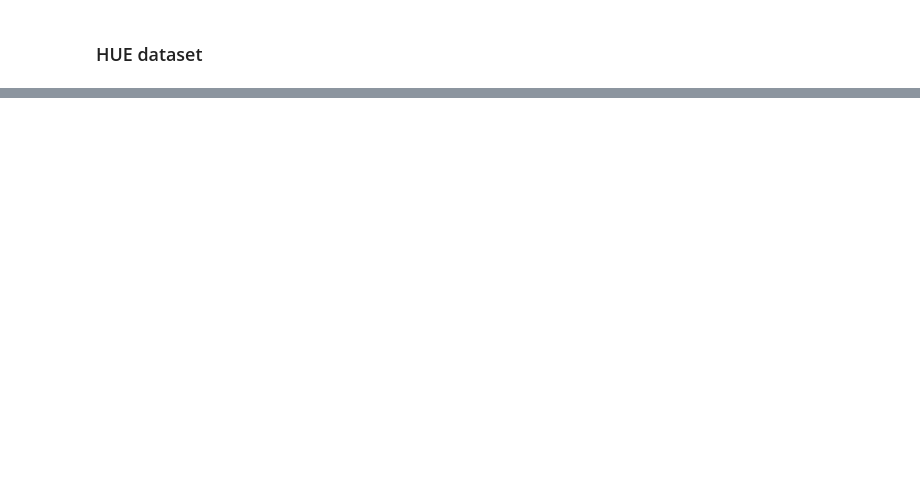
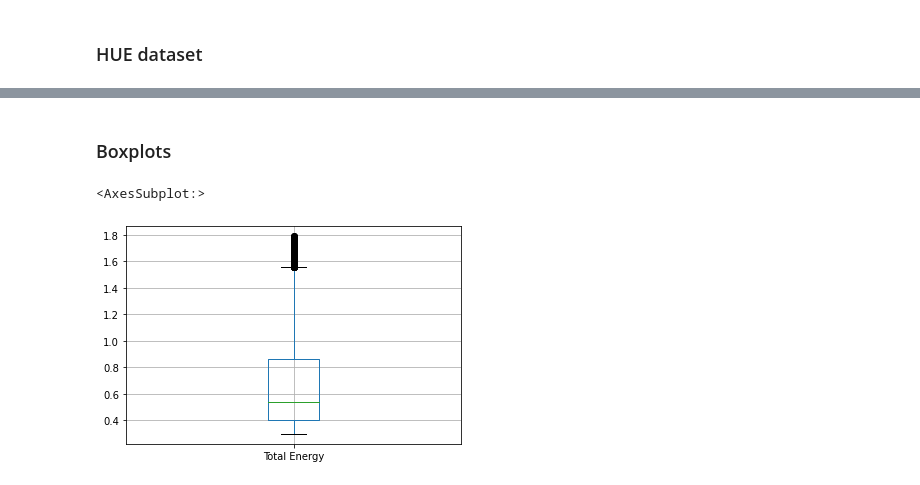
Before and after one commit to rishabhjain1997/Energy-Datasets, a Jupyter notebook: energy_consumption.ipynb, the cells around one changed output, grey strips where cells are left out. Saved outputs shown, nothing was run; the diff lists cells and outputs as text; code cells hidden in the pictures; blank space fills up the shorter version.

```diff
--- a/energy_consumption.ipynb
+++ b/energy_consumption.ipynb
@@ -324 +344,8 @@ HUE_22_df
+# %%
+AMPDS_divisor = AMPDS_df['Total Energy'].median(axis = 0) / HUE_consolidated_df['energy_kWh'].median(axis = 0)
+RAE_house2_divisor = RAE_house2_df['Total Energy'].median(axis = 0) / HUE_consolidated_df['energy_kWh'].median(axis = 0)
+RAE_house1_divisor = RAE_house1_df['Total Energy'].median(axis = 0) / HUE_consolidated_df['energy_kWh'].median(axis = 0)
+AMPDS_df = AMPDS_df / AMPDS_divisor
+RAE_house2_df = RAE_house2_df / RAE_house2_divisor
+RAE_house1_df = RAE_house1_df / RAE_house1_divisor
 # %% [markdown]
@@ -331,0 +353,11 @@ AMPDS_df = AMPDS_df.resample('H', on='TS').sum()
+# %%
+AMPDS_q_low = AMPDS_df['Total Energy'].quantile(0.01)
+AMPDS_q_hi  = AMPDS_df['Total Energy'].quantile(0.95)
+AMPDS_df = AMPDS_df[(AMPDS_df['Total Energy'] < AMPDS_q_hi) & (AMPDS_df['Total Energy'] > AMPDS_q_low)]
+# %% [markdown]
+### Boxplots
+# %%
+AMPDS_df.boxplot(column = ['Total Energy'])
+# %% [output]
+<AxesSubplot:>
+[figure, added]
```
Also changed, not shown: parts of 45 cells of this notebook.
